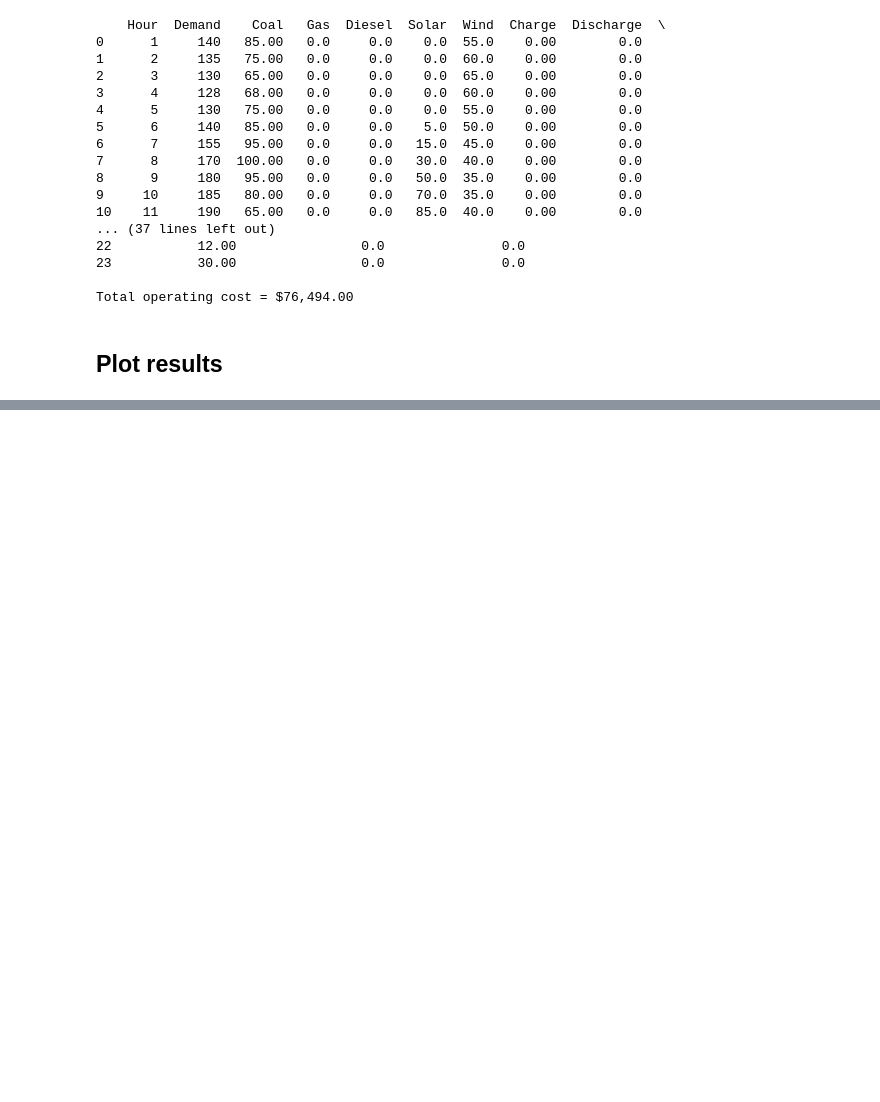
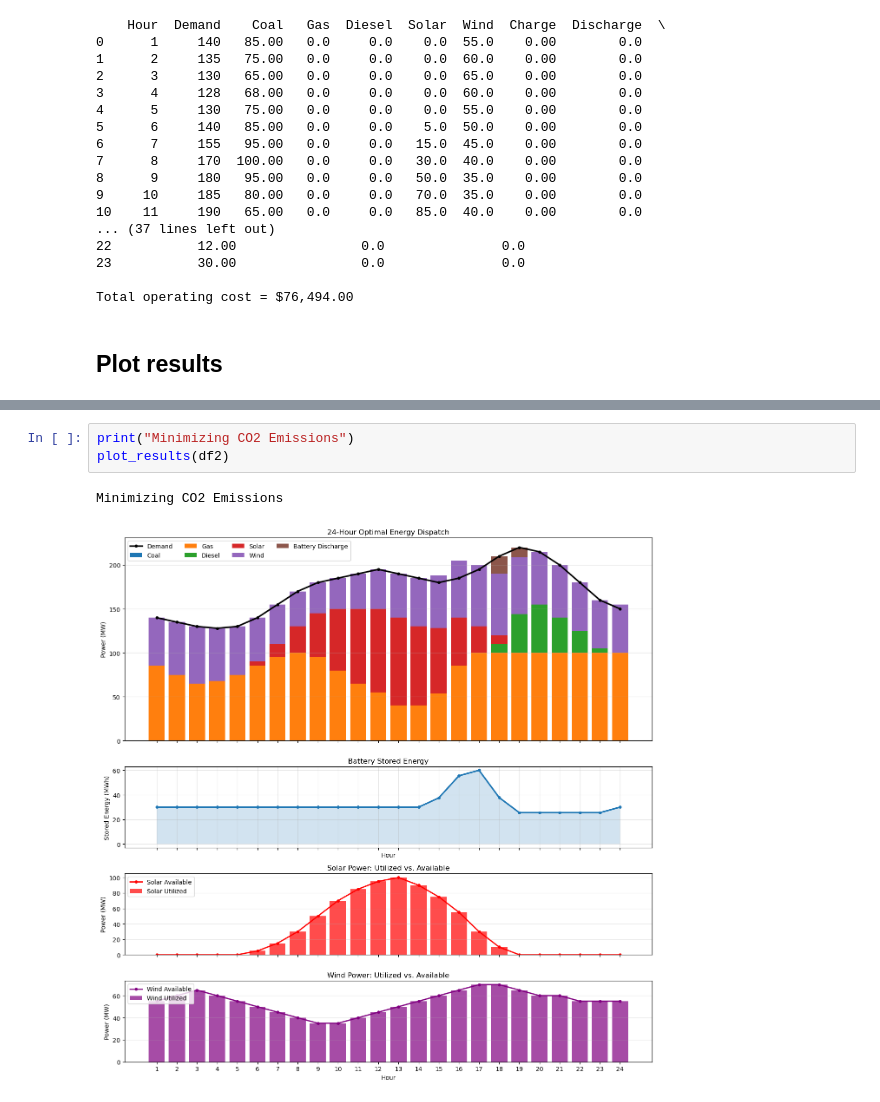
Before and after one commit to kspilario/EgyE332_opti, a Jupyter notebook: simple_econ_dispatch2.ipynb, the cells around one changed output, grey strips where cells are left out. Cells and saved outputs as stored; diff of their text form; blank space fills up the shorter version.

```diff
--- a/simple_econ_dispatch2.ipynb
+++ b/simple_econ_dispatch2.ipynb
@@ -371,0 +451,6 @@ plt.show()
+# %%
+print("Minimizing CO2 Emissions")
+plot_results(df2)
+# %% [output]
+Minimizing CO2 Emissions
+[figure, added]
```
Also changed, not shown: parts of 6 cells of this notebook.
